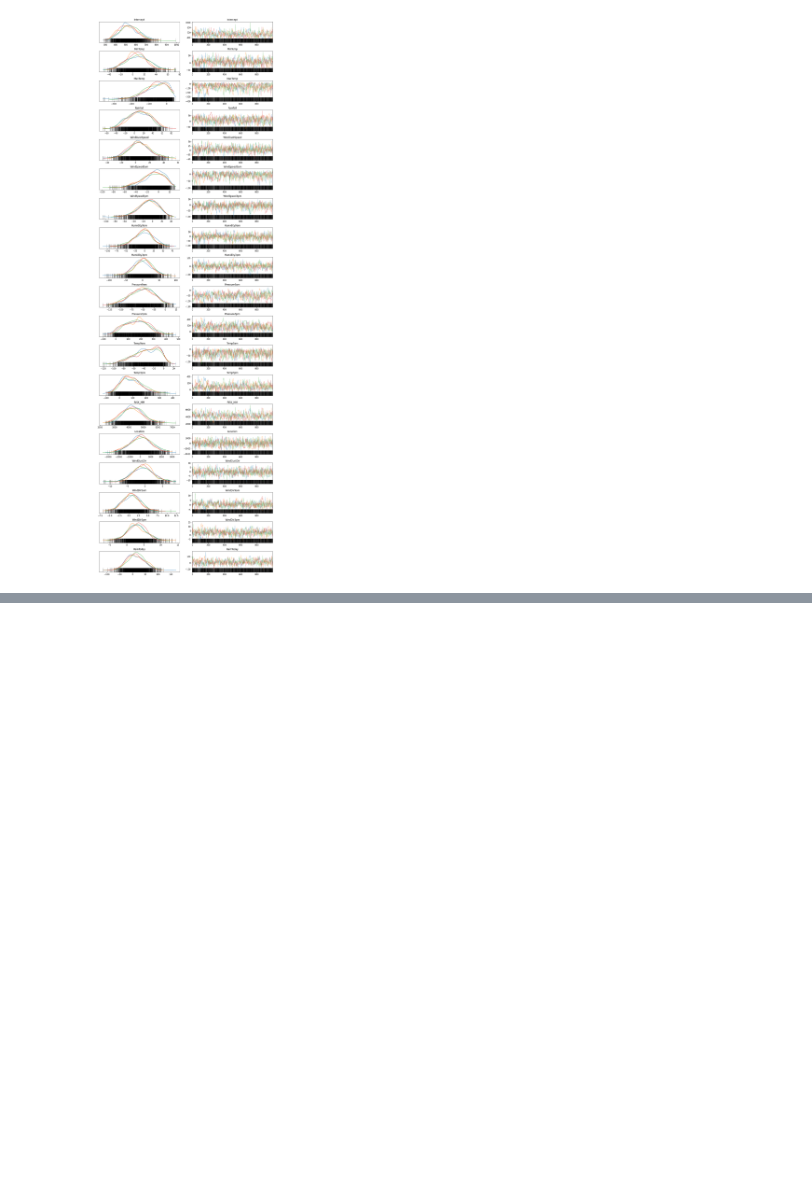
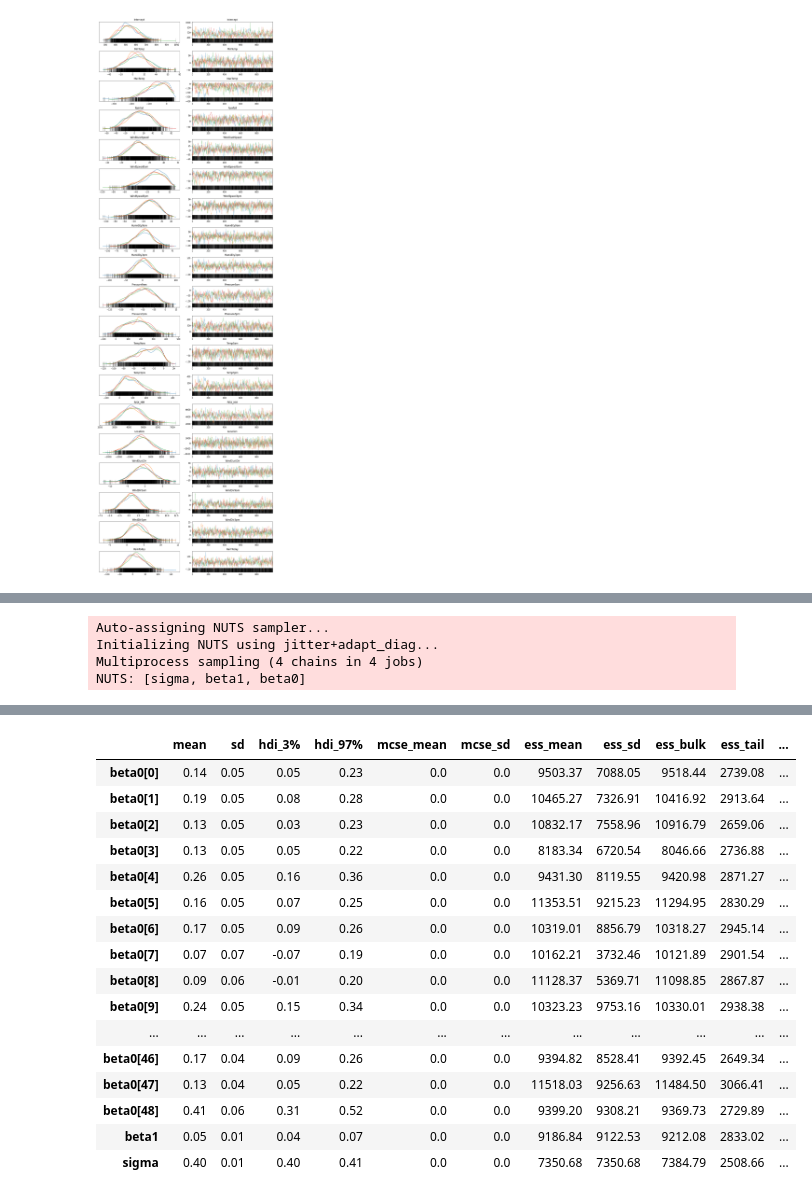
Before and after one commit to gauvand/TextSpamFiltering, a Jupyter notebook: australian_Rain/DataImputation.ipynb, the cells around one changed output, grey strips where cells are left out. Saved outputs shown, nothing was run; the diff lists cells and outputs as text; code cells hidden in the pictures; blank space fills up the shorter version.

```diff
--- a/australian_Rain/DataImputation.ipynb
+++ b/australian_Rain/DataImputation.ipynb
@@ -177,0 +212,10 @@ with logistic_model:
+# %%
+with unpooled_model:
+    unpooled_trace = pm.sample(1000, cores = 4, tune=1000)
+    unpooled_idata = az.from_pymc3(unpooled_trace)
+az.summary(unpooled_idata, round_to=2)
+# %% [output]
+Auto-assigning NUTS sampler...
+Initializing NUTS using jitter+adapt_diag...
+Multiprocess sampling (4 chains in 4 jobs)
+NUTS: [sigma, beta1, beta0]
@@ -177,0 +224,17 @@ with logistic_model:
+|  | mean | sd | hdi_3% | hdi_97% | mcse_mean | mcse_sd | ess_mean | ess_sd | ess_bulk | ess_tail | ... |
+| beta0[0] | 0.14 | 0.05 | 0.05 | 0.23 | 0.0 | 0.0 | 9503.37 | 7088.05 | 9518.44 | 2739.08 | ... |
+| beta0[1] | 0.19 | 0.05 | 0.08 | 0.28 | 0.0 | 0.0 | 10465.27 | 7326.91 | 10416.92 | 2913.64 | ... |
+| beta0[2] | 0.13 | 0.05 | 0.03 | 0.23 | 0.0 | 0.0 | 10832.17 | 7558.96 | 10916.79 | 2659.06 | ... |
+| beta0[3] | 0.13 | 0.05 | 0.05 | 0.22 | 0.0 | 0.0 | 8183.34 | 6720.54 | 8046.66 | 2736.88 | ... |
+| beta0[4] | 0.26 | 0.05 | 0.16 | 0.36 | 0.0 | 0.0 | 9431.30 | 8119.55 | 9420.98 | 2871.27 | ... |
+| beta0[5] | 0.16 | 0.05 | 0.07 | 0.25 | 0.0 | 0.0 | 11353.51 | 9215.23 | 11294.95 | 2830.29 | ... |
+| beta0[6] | 0.17 | 0.05 | 0.09 | 0.26 | 0.0 | 0.0 | 10319.01 | 8856.79 | 10318.27 | 2945.14 | ... |
+| beta0[7] | 0.07 | 0.07 | -0.07 | 0.19 | 0.0 | 0.0 | 10162.21 | 3732.46 | 10121.89 | 2901.54 | ... |
+| beta0[8] | 0.09 | 0.06 | -0.01 | 0.20 | 0.0 | 0.0 | 11128.37 | 5369.71 | 11098.85 | 2867.87 | ... |
+| beta0[9] | 0.24 | 0.05 | 0.15 | 0.34 | 0.0 | 0.0 | 10323.23 | 9753.16 | 10330.01 | 2938.38 | ... |
+| ... | ... | ... | ... | ... | ... | ... | ... | ... | ... | ... | ... |
+| beta0[46] | 0.17 | 0.04 | 0.09 | 0.26 | 0.0 | 0.0 | 9394.82 | 8528.41 | 9392.45 | 2649.34 | ... |
+| beta0[47] | 0.13 | 0.04 | 0.05 | 0.22 | 0.0 | 0.0 | 11518.03 | 9256.63 | 11484.50 | 3066.41 | ... |
+| beta0[48] | 0.41 | 0.06 | 0.31 | 0.52 | 0.0 | 0.0 | 9399.20 | 9308.21 | 9369.73 | 2729.89 | ... |
+| beta1 | 0.05 | 0.01 | 0.04 | 0.07 | 0.0 | 0.0 | 9186.84 | 9122.53 | 9212.08 | 2833.02 | ... |
+| sigma | 0.40 | 0.01 | 0.40 | 0.41 | 0.0 | 0.0 | 7350.68 | 7350.68 | 7384.79 | 2508.66 | ... |
```
Also changed, not shown: parts of 13 cells of this notebook.
